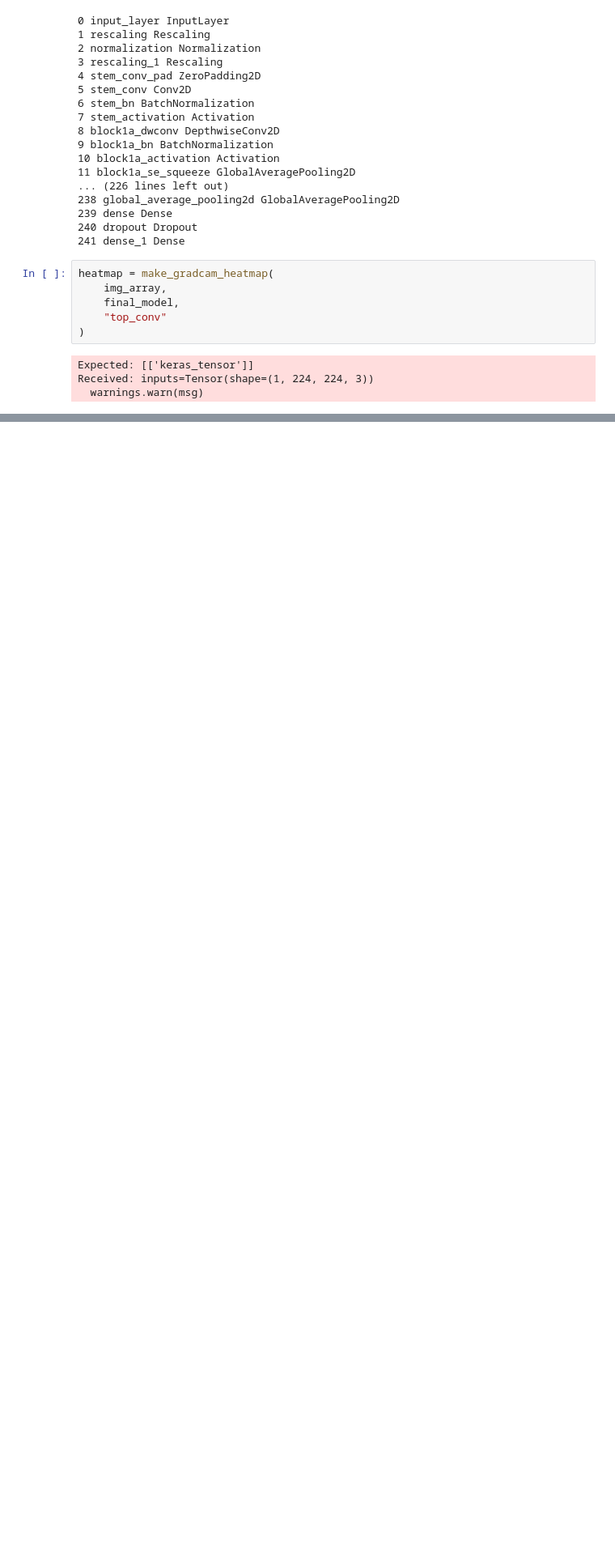
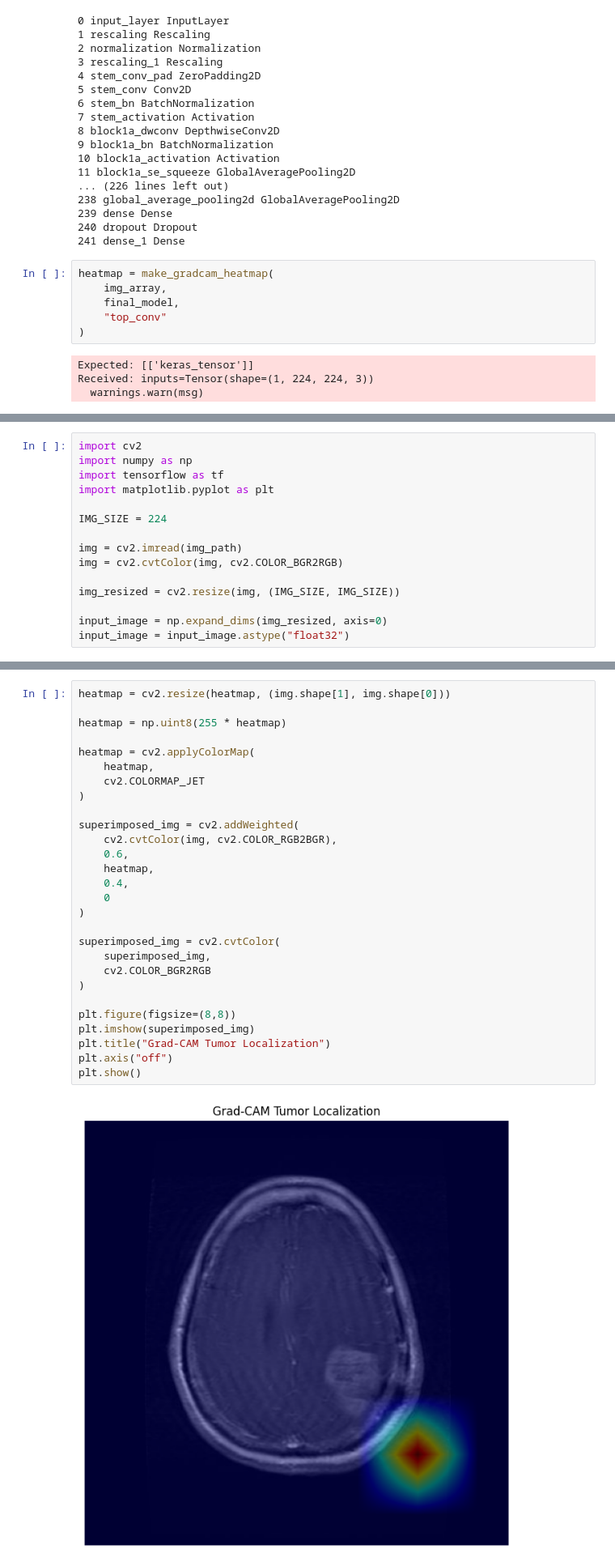
Before and after one commit to the-lazyguy/brain-tumor-xai, a Jupyter notebook: Brain_Tumor_ResNet50_ipynb.ipynb, the cells around one changed output, grey strips where cells are left out. Shown at 81% size. Saved outputs shown, nothing was run; the diff lists cells and outputs as text; blank space fills up the shorter version.

```diff
--- a/Brain_Tumor_ResNet50_ipynb.ipynb
+++ b/Brain_Tumor_ResNet50_ipynb.ipynb
@@ -333,0 +367,15 @@ Received: inputs=Tensor(shape=(1, 224, 224, 3))
+# %%
+import cv2
+import numpy as np
+import tensorflow as tf
+import matplotlib.pyplot as plt
+
+IMG_SIZE = 224
+
+img = cv2.imread(img_path)
+img = cv2.cvtColor(img, cv2.COLOR_BGR2RGB)
+
+img_resized = cv2.resize(img, (IMG_SIZE, IMG_SIZE))
+
+input_image = np.expand_dims(img_resized, axis=0)
+input_image = input_image.astype("float32")
@@ -333,0 +417,30 @@ Received: inputs=Tensor(shape=(1, 224, 224, 3))
+# %%
+heatmap = cv2.resize(heatmap, (img.shape[1], img.shape[0]))
+
+heatmap = np.uint8(255 * heatmap)
+
+heatmap = cv2.applyColorMap(
+    heatmap,
+    cv2.COLORMAP_JET
+)
+
+superimposed_img = cv2.addWeighted(
+    cv2.cvtColor(img, cv2.COLOR_RGB2BGR),
+    0.6,
+    heatmap,
+    0.4,
+    0
+)
+
+superimposed_img = cv2.cvtColor(
+    superimposed_img,
+    cv2.COLOR_BGR2RGB
+)
+
+plt.figure(figsize=(8,8))
+plt.imshow(superimposed_img)
+plt.title("Grad-CAM Tumor Localization")
+plt.axis("off")
+plt.show()
+# %% [output]
+[figure, added]
```
Also changed, not shown: parts of 9 cells of this notebook.
